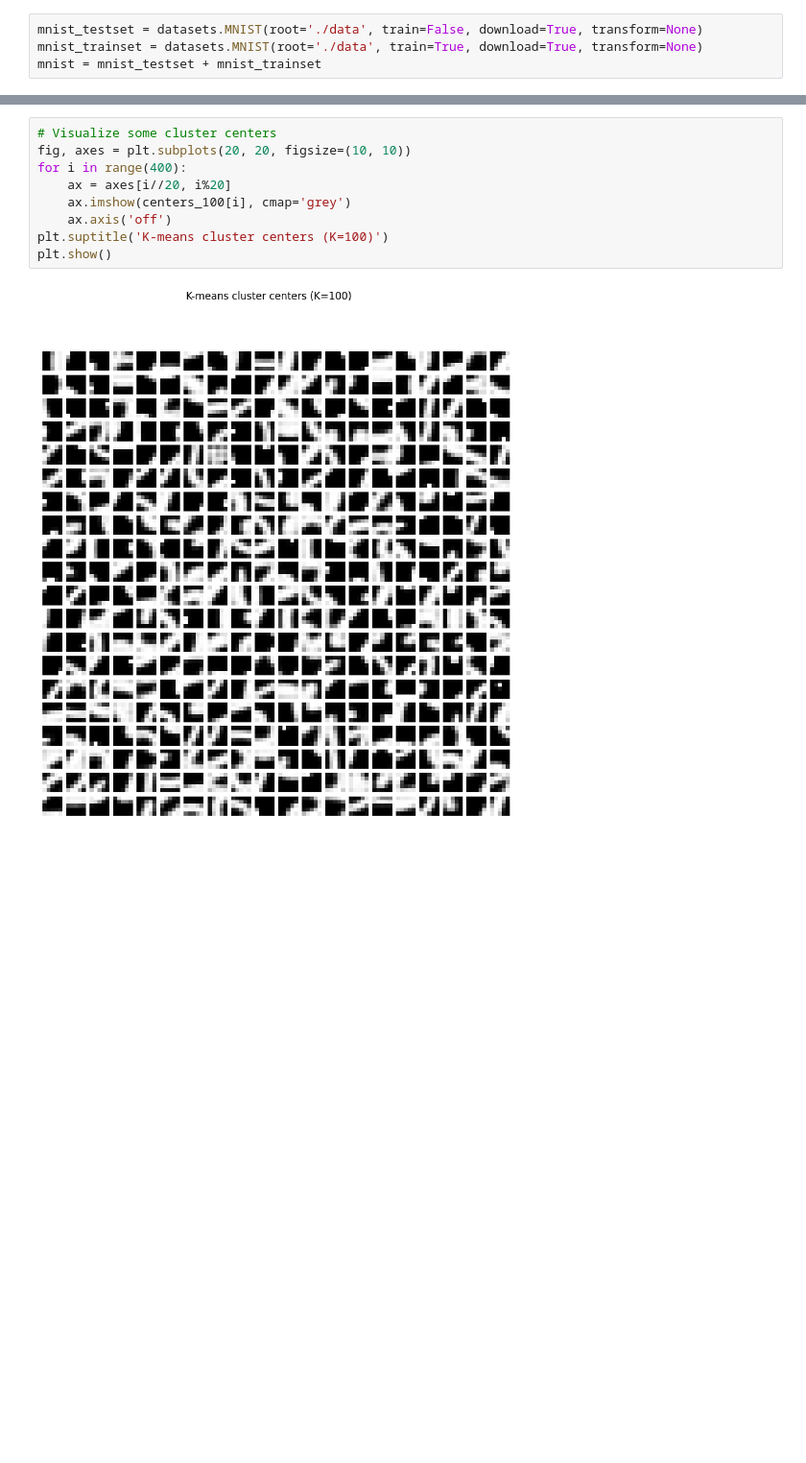
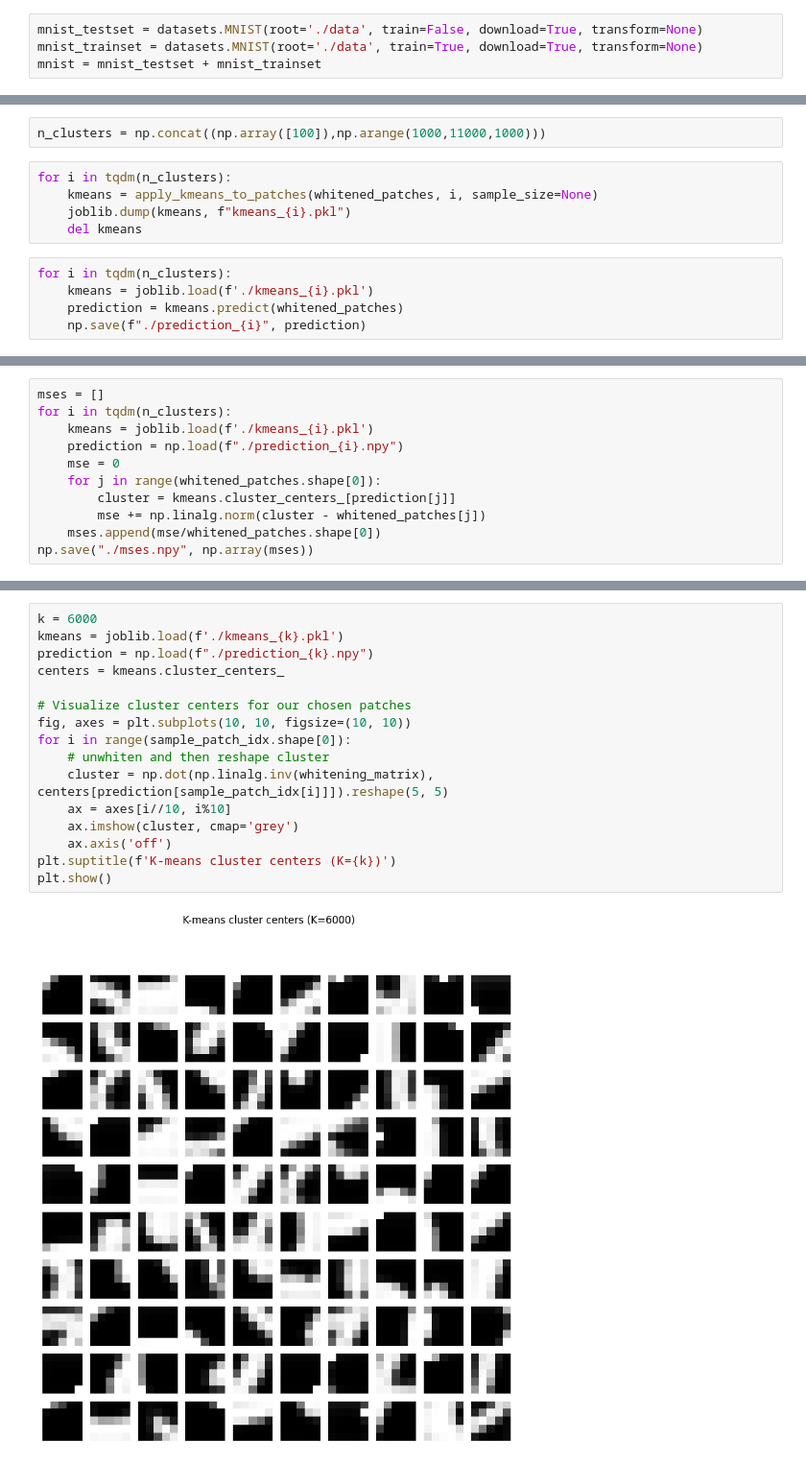
Before and after one commit to zbalkhy/EEC289, a Jupyter notebook: hw1/hw1.ipynb, the cells around one changed output, grey strips where cells are left out. Shown at 96% size. Cells and saved outputs as stored; diff of their text form; blank space fills up the shorter version.

```diff
--- a/hw1/hw1.ipynb
+++ b/hw1/hw1.ipynb
@@ -135,0 +150,12 @@ plt.show()
+# %%
+n_clusters = np.concat((np.array([100]),np.arange(1000,11000,1000)))
+# %%
+for i in tqdm(n_clusters):
+    kmeans = apply_kmeans_to_patches(whitened_patches, i, sample_size=None)
+    joblib.dump(kmeans, f"kmeans_{i}.pkl")
+    del kmeans
+# %%
+for i in tqdm(n_clusters):
+    kmeans = joblib.load(f'./kmeans_{i}.pkl')
+    prediction = kmeans.predict(whitened_patches)
+    np.save(f"./prediction_{i}", prediction)
@@ -135,0 +164,11 @@ plt.show()
+# %%
+mses = []
+for i in tqdm(n_clusters):
+    kmeans = joblib.load(f'./kmeans_{i}.pkl')
+    prediction = np.load(f"./prediction_{i}.npy")
+    mse = 0
+    for j in range(whitened_patches.shape[0]):
+        cluster = kmeans.cluster_centers_[prediction[j]]
+        mse += np.linalg.norm(cluster - whitened_patches[j])
+    mses.append(mse/whitened_patches.shape[0])
+np.save("./mses.npy", np.array(mses))
@@ -136,11 +189,18 @@ plt.show()
 # %%
-# Visualize some cluster centers
-fig, axes = plt.subplots(20, 20, figsize=(10, 10))
-for i in range(400):
-    ax = axes[i//20, i%20]
-    ax.imshow(centers_100[i], cmap='grey')
+k = 6000
+kmeans = joblib.load(f'./kmeans_{k}.pkl')
+prediction = np.load(f"./prediction_{k}.npy")
+centers = kmeans.cluster_centers_
+
+# Visualize cluster centers for our chosen patches
+fig, axes = plt.subplots(10, 10, figsize=(10, 10))
+for i in range(sample_patch_idx.shape[0]):
+    # unwhiten and then reshape cluster
+    cluster = np.dot(np.linalg.inv(whitening_matrix), centers[prediction[sample_patch_idx[i]]]).reshape(5, 5)
+    ax = axes[i//10, i%10]
+    ax.imshow(cluster, cmap='grey')
     ax.axis('off')
-plt.suptitle('K-means cluster centers (K=100)')
+plt.suptitle(f'K-means cluster centers (K={k})')
 plt.show()
 # %% [output]
-[figure, old version]
+[figure, new version]
```
Also changed, not shown: parts of 32 cells of this notebook, 1 other file.
